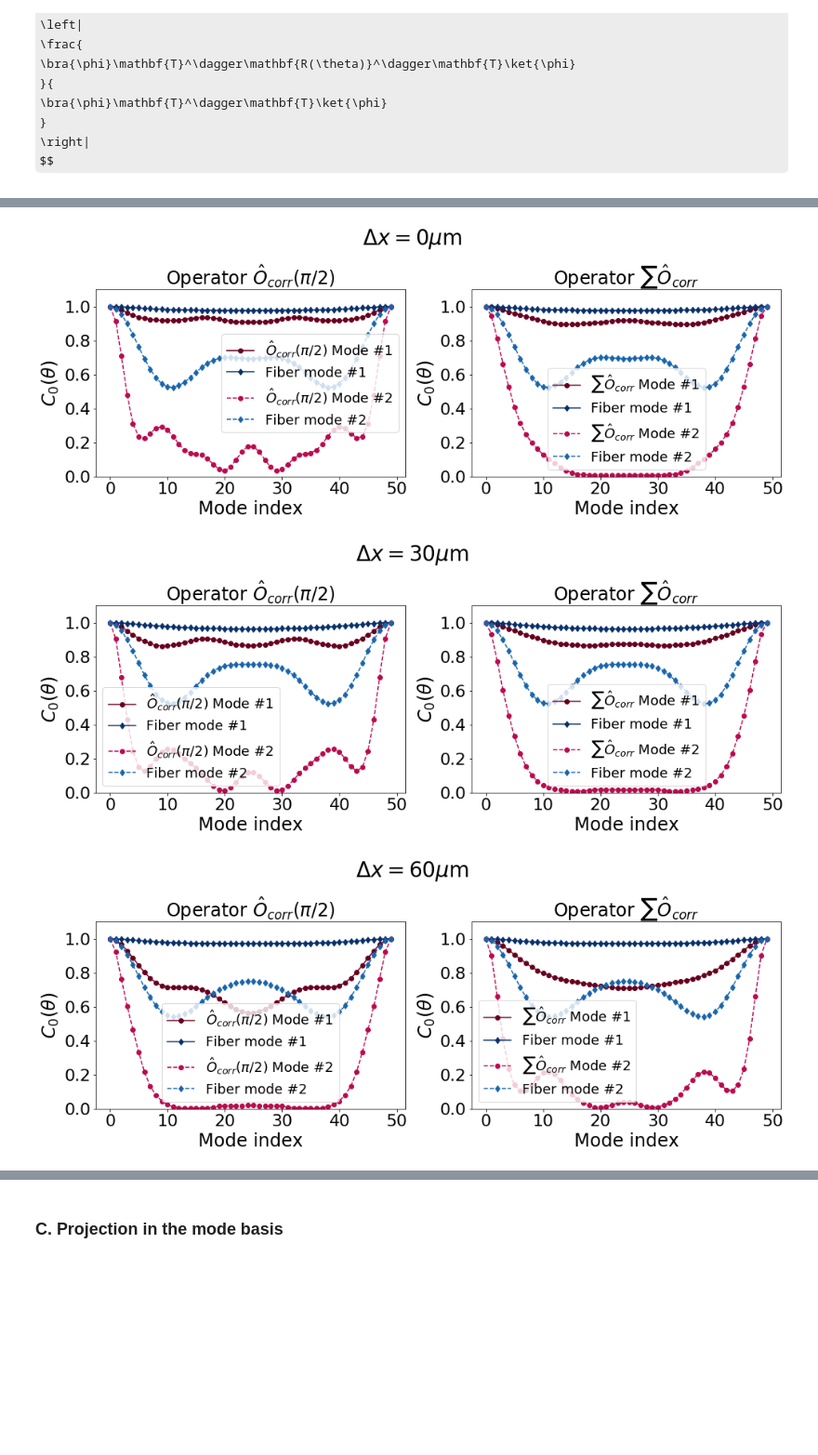
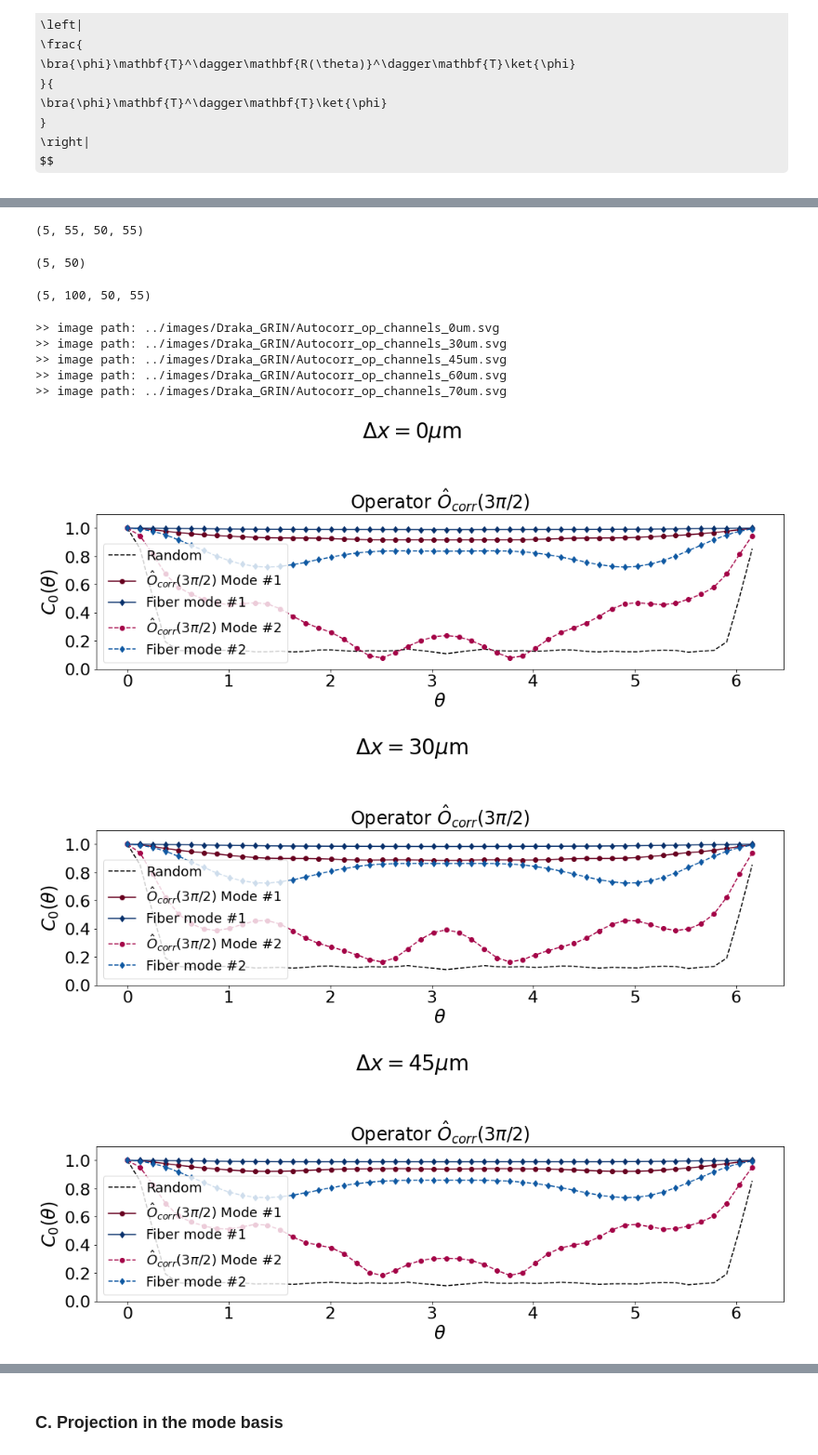
Before and after one commit to wavefrontshaping/article_RME_2023, a Jupyter notebook: RME_operators/RME_operator.ipynb, the cells around one changed output, grey strips where cells are left out. Shown at 93% size. Drawn from its saved outputs; the diff is of its cells as text; code cells hidden in the pictures; some formulas as TeX source; blank space fills up the shorter version.

Commit message:
optimized random realization computation

```diff
--- a/RME_operators/RME_operator.ipynb
+++ b/RME_operators/RME_operator.ipynb
@@ -217,7 +403,8 @@ thus
 # %%
 # in the OAM mode basis, inverse of R = R.conjugate()
 Y_modes = np.einsum(
-    "aij,sjk,akl->slai", R_mats.conjugate(), TMs[deformation_indices, ...], R_mats
+    # "aij,sjk,akl->slai", R_mats.conjugate(), TMs[deformation_indices, ...], R_mats
+    "aij,sjk,akl->slai", R_mats.conjugate(), TMs, R_mats
 )
 Y_modes_pix = np.einsum("ijkl,lm->ijkm", Y_modes, Mout)
 # %%
@@ -476,3 +695,8 @@ C_0(\theta) =
     }
     \right|
 $$
+# %%
+# project the output fields for random inputs into the mode basis
+Ys_rnd_mode = np.einsum('...x, xn -> ...n', Ys_rnd, Mout.transpose().conjugate())
+
+print(Ys_rnd_mode.shape)
@@ -490,19 +719,23 @@ NameError: name 'Ys_rm_p1' is not defined
-# %%
-def get_autocorr(Y0_mode):
-    ind_angle = 0
-    Y0_mode = Y0_mode[..., ind_angle, :]
-    # project into mode basis
-    # Y0_mode = np.einsum('ij,...j->...i', Mout.conjugate(), Y0)
-    # rotate the patterns
-    Y0_rot = np.einsum("aij,...j->...ai", R_mats, Y0_mode)
-    Y0_autocorr_ref = Y0_rot[..., 0, :]
-    Autocorr_op = stack_correlation(Y0_rot, Y0_autocorr_ref)
-    return Autocorr_op
 # %%
 # autocorrelation of the RME channels
 Autocorr_op = get_autocorr(Ys_rm_mode)
 # autocorrelation of the fiber modes
 Autocorr_modes = get_autocorr(Y_modes)
+# autocorrelation of the output for random inputs
+Autocorr_rnd = get_autocorr(Ys_rnd_mode).mean(axis = 1)
+# %%
+A = Ys_rm_mode@Mout
+Y_modes.shape
+# %% [output]
+(5, 55, 50, 55)
+# %%
+Autocorr_rnd.shape
+# %% [output]
+(5, 50)
+# %%
+Ys_rnd_mode.shape
+# %% [output]
+(5, 100, 50, 55)
 # %%
 ind_deformation = 0
 ind_operator = 0
@@ -517,18 +750,27 @@ def show_autocorr(
 ):
 
     plt.figure(figsize=(14, 5))
+    plt.plot(
+        angles,
+        np.abs(Autocorr_rnd[ind_deformation]) ,
+        color='black',
+        label=f"Random",
+        linestyle="dashed",
+    )
     for i_operator, ind_operator in enumerate(operators2show):
         for i_mode, ind_mode in enumerate(modes2show):
             plt.subplot(1, len(operators2show), i_operator + 1)
             plt.plot(
-                np.abs(Autocorr_op[ind_deformation, ind_operator, ind_mode, :]) ** 2,
+                angles,
+                np.abs(Autocorr_op[ind_deformation, ind_operator, ind_mode, :]) ,
                 color=shades[0][i_mode],
                 label=f"{label_operators[ind_operator]} Mode #{ind_mode+1}",
                 marker="o",
                 linestyle=linestyles[i_mode],
             )
             plt.plot(
-                np.abs(Autocorr_modes[ind_deformation, ind_mode, :]) ** 2,
+                angles,
+                np.abs(Autocorr_modes[ind_deformation, ind_mode, :]),
                 color=shades[1][i_mode],
                 label=f"Fiber mode #{ind_mode+1}",
                 marker="d",
@@ -536,34 +778,39 @@ def show_autocorr(
             )
             plt.ylim([0, 1.1])
             plt.legend(fontsize=LEGEND_SIZE)
             plt.xticks(fontsize=TICK_SIZE)
-            plt.xlabel("Mode index", fontsize=LABEL_SIZE)
+            plt.xlabel(r"$\theta$", fontsize=LABEL_SIZE)
             plt.yticks(fontsize=TICK_SIZE)
             plt.ylabel(r"$C_0(\theta)$", fontsize=LABEL_SIZE)
             plt.title(f"Operator {label_operators[ind_operator]}", fontsize=TITLE_SIZE)
 
         plt.suptitle(
             f"$\Delta x = {Delta_x[ind_deformation]:.0f} \mu$m",
             fontsize=SUP_TITLE_SIZE,
             y=1.1,
         )
 
     plt.tight_layout()
     if save_fig:
         plt.savefig(
             image_path(f"Autocorr_op_channels_{Delta_x[ind_deformation]:.0f}um.svg"),
             dpi=300,
         )
 
 
 for ind_deformation in range(n_deform):
     show_autocorr(
         ind_deformation,
         operators2show,
         ind_angle,
         modes2show,
     )
 # %% [output]
+>> image path: ../images/Draka_GRIN/Autocorr_op_channels_0um.svg
+>> image path: ../images/Draka_GRIN/Autocorr_op_channels_30um.svg
+>> image path: ../images/Draka_GRIN/Autocorr_op_channels_45um.svg
+>> image path: ../images/Draka_GRIN/Autocorr_op_channels_60um.svg
+>> image path: ../images/Draka_GRIN/Autocorr_op_channels_70um.svg
-[figure, old version]
+[figure, new version]
-[figure, old version]
+[figure, new version]
-[figure, old version]
+[figure, new version]
```
Also changed, not shown: parts of 30 cells of this notebook.
